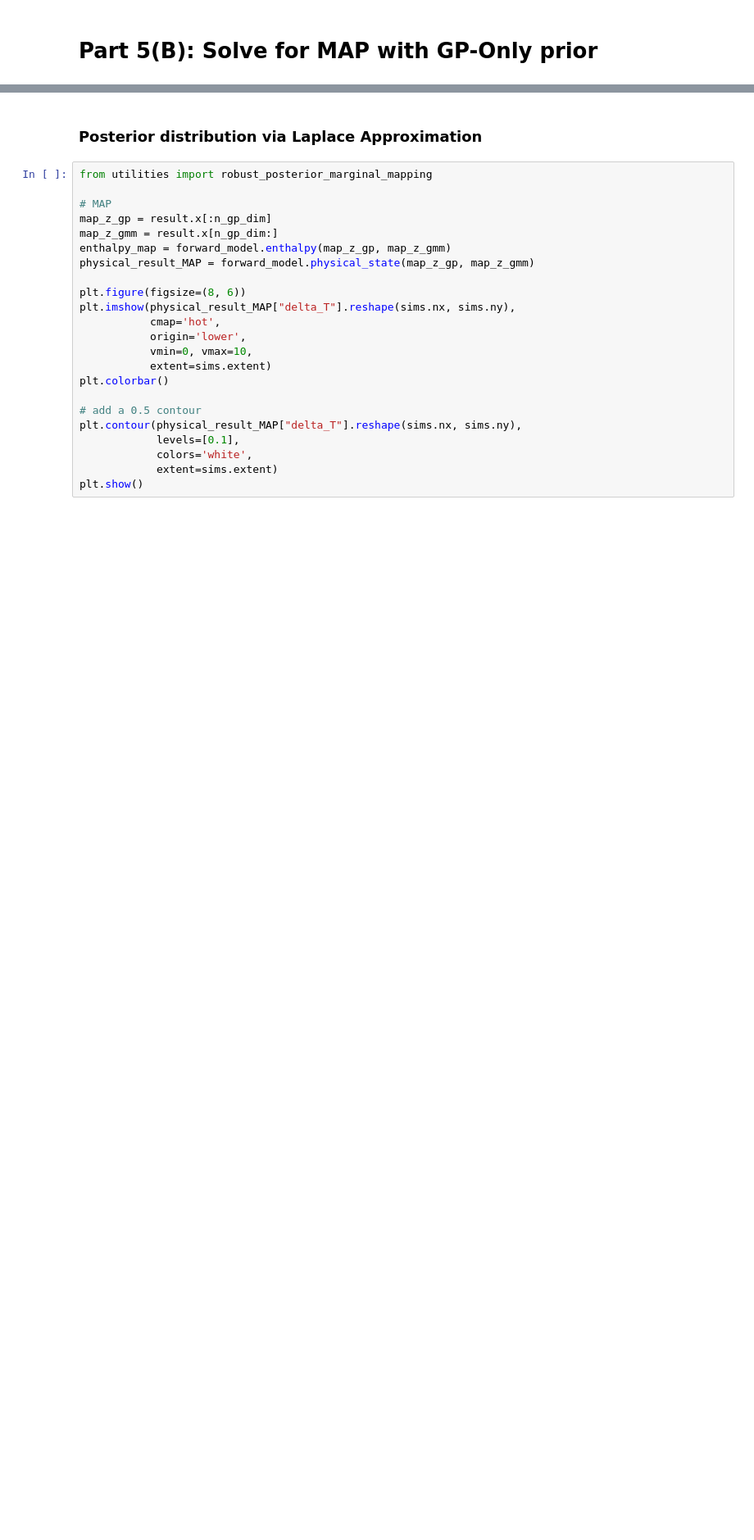
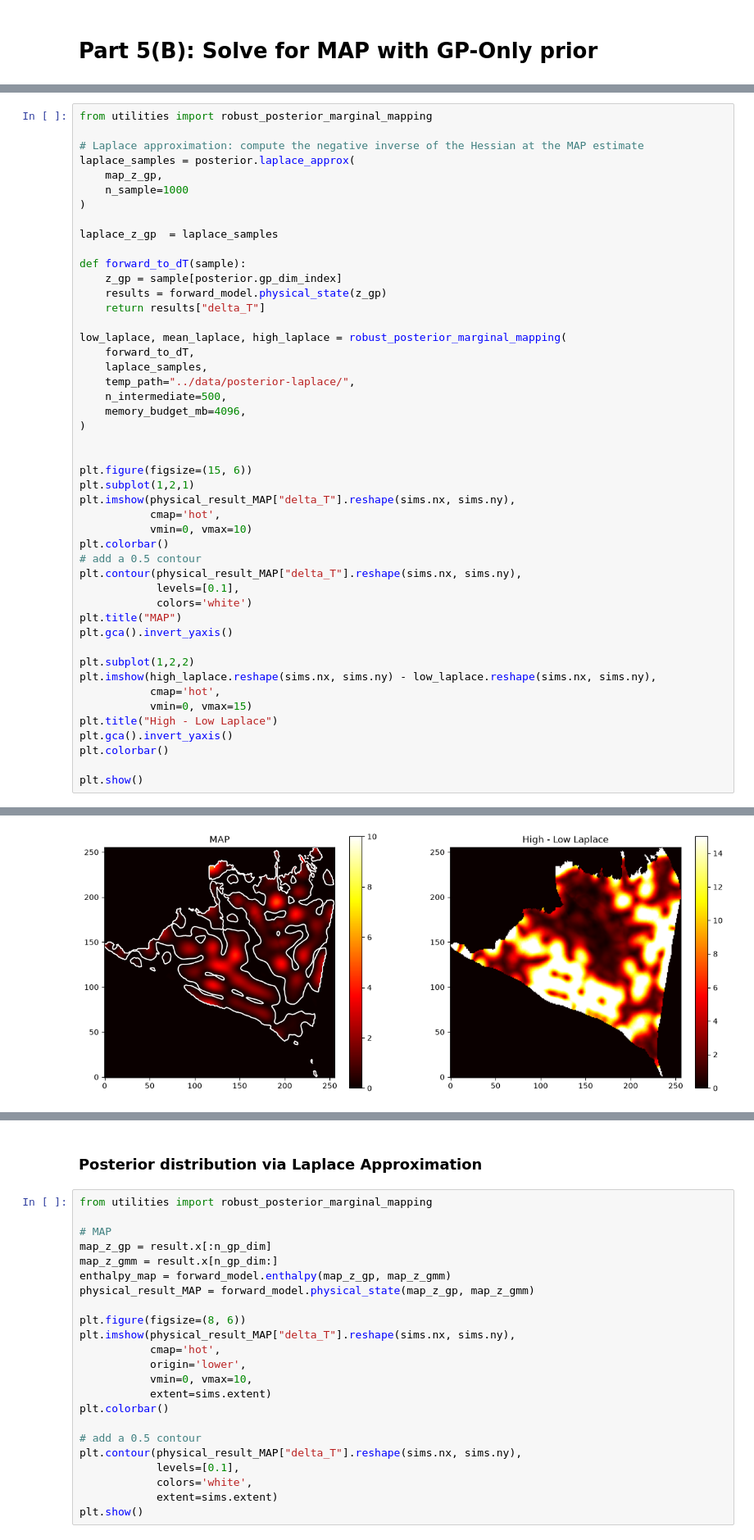
Before and after one commit to alastairyang/petermann-inference, a Jupyter notebook: notebooks/Inference.ipynb, the cells around one changed output, grey strips where cells are left out. Shown at 82% size. Saved outputs shown, nothing was run; the diff lists cells and outputs as text; blank space fills up the shorter version.

```diff
--- a/notebooks/Inference.ipynb
+++ b/notebooks/Inference.ipynb
@@ -433,0 +437,48 @@ plt.show()
+# %%
+from utilities import robust_posterior_marginal_mapping
+
+# Laplace approximation: compute the negative inverse of the Hessian at the MAP estimate
+laplace_samples = posterior.laplace_approx(
+    map_z_gp,
+    n_sample=1000
+)
+
+laplace_z_gp  = laplace_samples
+
+def forward_to_dT(sample):
+    z_gp = sample[posterior.gp_dim_index]
+    results = forward_model.physical_state(z_gp)
+    return results["delta_T"]
+
+low_laplace, mean_laplace, high_laplace = robust_posterior_marginal_mapping(
+    forward_to_dT,
+    laplace_samples,
+    temp_path="../data/posterior-laplace/",
+    n_intermediate=500,
+    memory_budget_mb=4096,
+)
+
+
+plt.figure(figsize=(15, 6))
+plt.subplot(1,2,1)
+plt.imshow(physical_result_MAP["delta_T"].reshape(sims.nx, sims.ny),
+           cmap='hot',
+           vmin=0, vmax=10)
+plt.colorbar()
+# add a 0.5 contour
+plt.contour(physical_result_MAP["delta_T"].reshape(sims.nx, sims.ny),
+            levels=[0.1],
+            colors='white')
+plt.title("MAP")
+plt.gca().invert_yaxis()
+
+plt.subplot(1,2,2)
+plt.imshow(high_laplace.reshape(sims.nx, sims.ny) - low_laplace.reshape(sims.nx, sims.ny),
+           cmap='hot',
+           vmin=0, vmax=15)
+plt.title("High - Low Laplace")
+plt.gca().invert_yaxis()
+plt.colorbar()
+
+plt.show()
+# %% [output]
@@ -434 +495,2 @@ plt.show()
+[figure, added]
 # %% [markdown]
```
Also changed, not shown: parts of 9 cells of this notebook.
